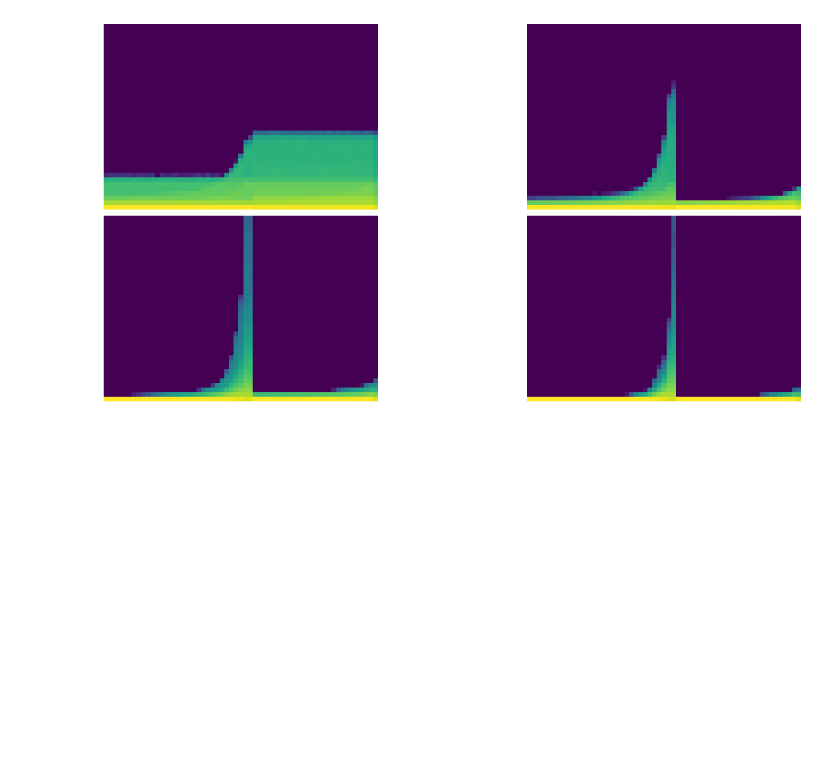
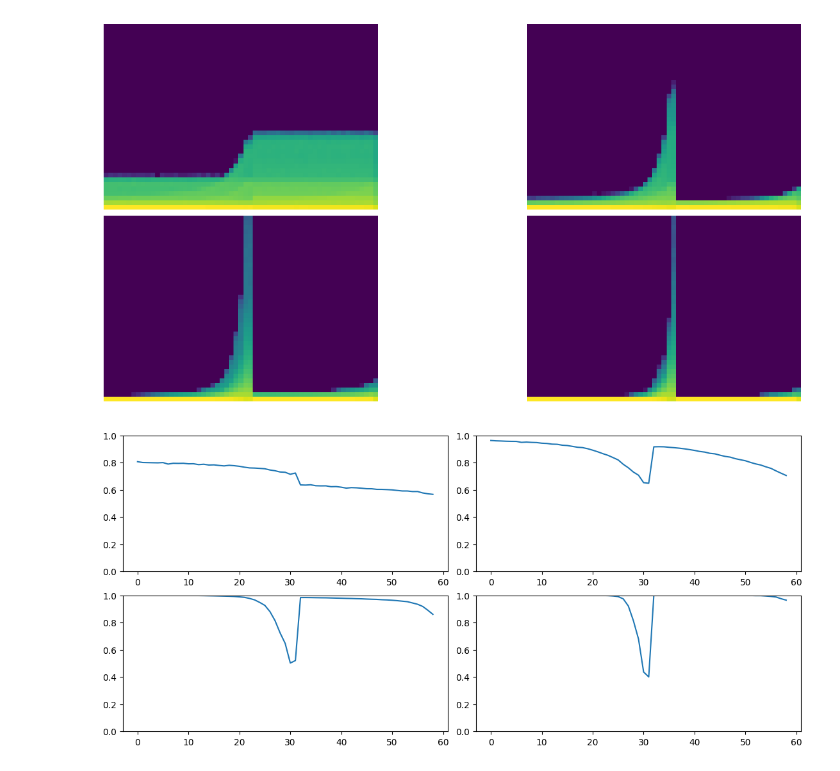
Before and after one commit to satani99/fastai_22_2, a Jupyter notebook: activations.ipynb, the cells around one changed output. Cells and saved outputs as stored; diff of their text form; code cells hidden in the pictures; blank space fills up the shorter version.

```diff
--- a/activations.ipynb
+++ b/activations.ipynb
@@ -325,3 +325,14 @@ for ax, h in zip(axes.flat, hc):
   show_image(get_hist(h), ax, origin='lower')
 # %% [output]
 [figure]
+# %%
+def get_min(h):
+  h1 = torch.stack(h.stats[2]).t().float()
+  return h1[0]/h1.sum(0)
+# %%
+fig, axes = get_grid(len(hc), figsize=(11,5))
+for ax,h in zip(axes.flatten(), hc):
+  ax.plot(get_min(h))
+  ax.set_ylim(0,1)
+# %% [output]
+[figure, added]
```
Also changed, not shown: parts of 6 cells of this notebook.
